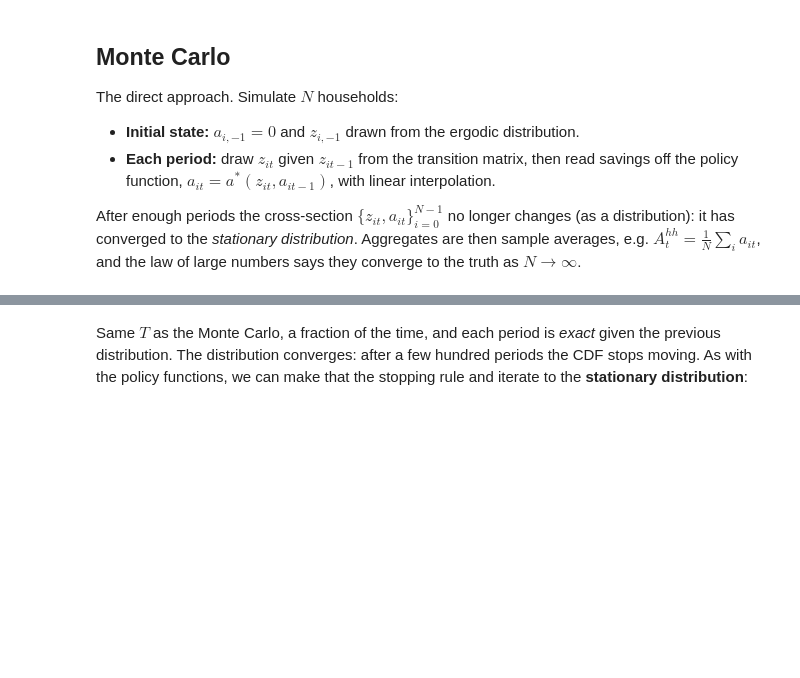
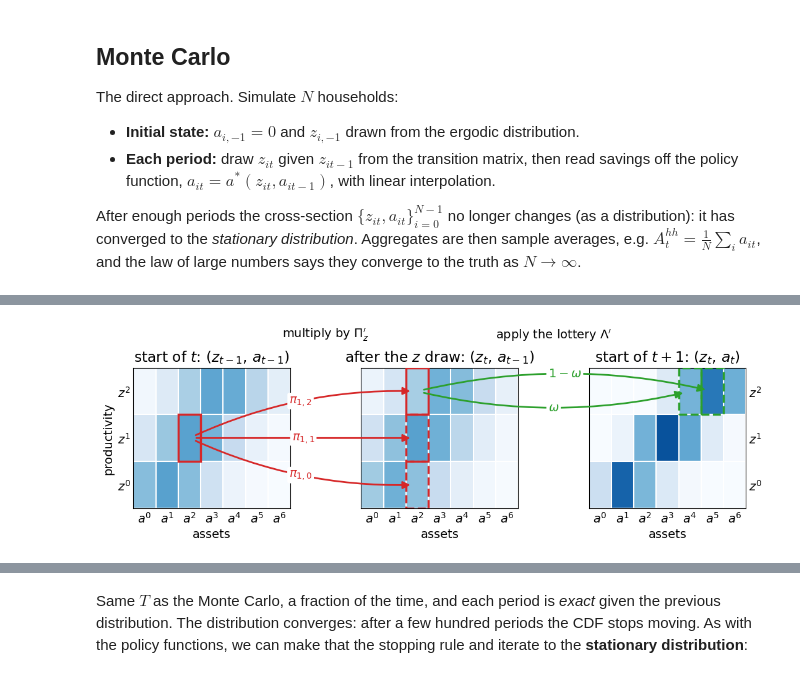
Before and after one commit to NumEconCopenhagen/AdvMacroHet, a Jupyter notebook: 02-03-Consumption-Saving/05_simulation.ipynb, the cells around one changed output, grey strips where cells are left out. Drawn from its saved outputs; the diff is of its cells as text; code cells hidden in the pictures; blank space fills up the shorter version.

```diff
--- a/02-03-Consumption-Saving/05_simulation.ipynb
+++ b/02-03-Consumption-Saving/05_simulation.ipynb
@@ -224,0 +276,5 @@ and a weight per grid point.
+# %%
+D = par.z_trans.T@Dbeg
+
+print('total mass:',np.sum(D))
+print('mass at a = 0 by productivity state:',np.round(D[:,0],4))
@@ -224,0 +290,7 @@ and a weight per grid point.
+# %%
+i_z,i_a = par.Nz-1,0
+a_star = a[i_z,i_a]
+
+i = np.searchsorted(par.a_grid,a_star,side='right') - 1
+print(f'they save a* = {a_star:.4f}')
+print(f'which lies between a_grid[{i}] = {par.a_grid[i]:.4f} and a_grid[{i+1}] = {par.a_grid[i+1]:.4f}')
@@ -224,0 +309,5 @@ and a weight per grid point.
+# %%
+omega = (par.a_grid[i+1]-a_star)/(par.a_grid[i+1]-par.a_grid[i])
+
+print(f'omega = {omega:.4f}')
+print(f'mean of the lottery: {omega*par.a_grid[i] + (1-omega)*par.a_grid[i+1]:.4f}, a* = {a_star:.4f}')
@@ -291,0 +372,75 @@ simulation time: 0.19 secs
+# %%
+# a. a toy version of the model: 3 productivity states, 7 asset grid points
+par_fig = par._replace(Nz=3,Na=7,z_trans=np.array([[0.80,0.15,0.05],[0.10,0.80,0.10],[0.05,0.15,0.80]]))
+i_z_grid,i_a_grid = np.meshgrid(np.arange(3),np.arange(7),indexing='ij')
+
+# b. a made-up policy in grid units, a*(z,a_) rises in both z and a_, and its lottery
+a_star_fig = np.clip(0.6*i_a_grid+1.3*i_z_grid+0.4,0,7-1.001)
+pol_indices_fig = np.floor(a_star_fig).astype(np.int64)
+pol_weights_fig = pol_indices_fig+1-a_star_fig
+
+# c. one period forward with the function above
+Dbeg_fig = np.exp(-(i_a_grid-1.0-1.2*i_z_grid)**2/(2*1.4**2))
+Dbeg_fig /= Dbeg_fig.sum()
+Dbeg_plus_fig = np.zeros_like(Dbeg_fig)
+D_fig = simulate_hh_forwards(par_fig,Dbeg_fig,pol_indices_fig,pol_weights_fig,Dbeg_plus_fig)
+
+# d. the cells we follow: (z^1,a^2), then those who draw z^2
+i_z0,i_a0,i_z1 = 1,2,2
+i_low = pol_indices_fig[i_z1,i_a0]
+
+with plt.rc_context({'font.size':14}):
+
+    fig,axs = plt.subplots(1,3,figsize=(11,3.6))
+    fig.subplots_adjust(left=0.06,right=0.96,bottom=0.17,top=0.80,wspace=0.45)
+
+    titles = ['start of $t$: $(z_{t-1},\\,a_{t-1})$','after the $z$ draw: $(z_t,\\,a_{t-1})$','start of $t+1$: $(z_t,\\,a_t)$']
+    vmax = 1.15*max(Dbeg_fig.max(),D_fig.max(),Dbeg_plus_fig.max())
+    for ax,mat,title in zip(axs,[Dbeg_fig,D_fig,Dbeg_plus_fig],titles):
+        ax.imshow(mat,cmap='Blues',vmin=0,vmax=vmax,origin='lower',aspect='auto')
+        ax.set_xticks(np.arange(7),[f'$a^{i}$' for i in range(7)])
+        ax.set_yticks(np.arange(3),[f'$z^{i}$' for i in range(3)])
+        ax.set_xticks(np.arange(-0.5,7),minor=True)
+        ax.set_yticks(np.arange(-0.5,3),minor=True)
+        ax.grid(which='minor',color='white',linewidth=1.5)
+        ax.tick_params(which='both',length=0)
+        ax.set_title(title,pad=8)
+        ax.set_xlabel('assets')
+    axs[0].set_ylabel('productivity')
+    axs[1].set_yticklabels([])
+    axs[2].yaxis.tick_right()
+
+    def box(ax,i_z,i_a,color,ls='-'):
+        """ outline one cell """
+        ax.add_patch(Rectangle((i_a-0.5,i_z-0.5),1,1,fill=False,edgecolor=color,linewidth=2.5,linestyle=ls,zorder=5))
+
+    def arrow(ax_from,cell_from,ax_to,cell_to,label,color,rad):
+        """ curved arrow between cells of two panels, label at its midpoint """
+        to_fig = fig.transFigure.inverted().transform
+        p1 = ax_from.transData.transform(cell_from[::-1])
+        p2 = ax_to.transData.transform(cell_to[::-1])
+        fig.add_artist(FancyArrowPatch(to_fig(p1),to_fig(p2),transform=fig.transFigure,arrowstyle='-|>',mutation_scale=18,
+                                       color=color,linewidth=2,connectionstyle=f'arc3,rad={rad}',shrinkA=8,shrinkB=8,zorder=10))
+        mid = 0.5*(p1+p2) + 0.5*rad*np.array([p2[1]-p1[1],p1[0]-p2[0]])
+        fig.text(*to_fig(mid),label,color=color,ha='center',va='center',zorder=11,bbox=dict(boxstyle='round,pad=0.15',facecolor='white',edgecolor='none'))
+
+    # e. productivity draw: the mass at (z^1,a^2) is spread over the column a^2
+    box(axs[0],i_z0,i_a0,'C3')
+    for i_z,rad in zip(range(3),[0.12,0.0,-0.12]):
+        box(axs[1],i_z,i_a0,'C3',ls='-' if i_z == i_z1 else '--')
+        arrow(axs[0],(i_z0,i_a0),axs[1],(i_z,i_a0),f'$\\pi_{{{i_z0},{i_z}}}$','C3',rad)
+
+    # f. savings lottery: those who drew z^2 move along the row, to the two neighbors of a*
+    box(axs[2],i_z1,i_low,'C2',ls='--')
+    box(axs[2],i_z1,i_low+1,'C2',ls='--')
+    arrow(axs[1],(i_z1,i_a0),axs[2],(i_z1,i_low),'$\\omega$','C2',0.12)
+    arrow(axs[1],(i_z1,i_a0),axs[2],(i_z1,i_low+1),'$1-\\omega$','C2',-0.12)
+
+    # g. step labels between the panels
+    for ax_left,ax_right,text in [(axs[0],axs[1],'multiply by $\\Pi_z^{\\prime}$'),(axs[1],axs[2],'apply the lottery $\\Lambda^{\\prime}$')]:
+        fig.text(0.5*(ax_left.get_position().x1+ax_right.get_position().x0),0.95,text,ha='center',va='center')
+
+    fig.savefig('figs/sim_young_method.pdf')
+    plt.show()
+# %% [output]
+[figure, added]
```
Also changed, not shown: parts of 51 cells of this notebook, 30 other files.
